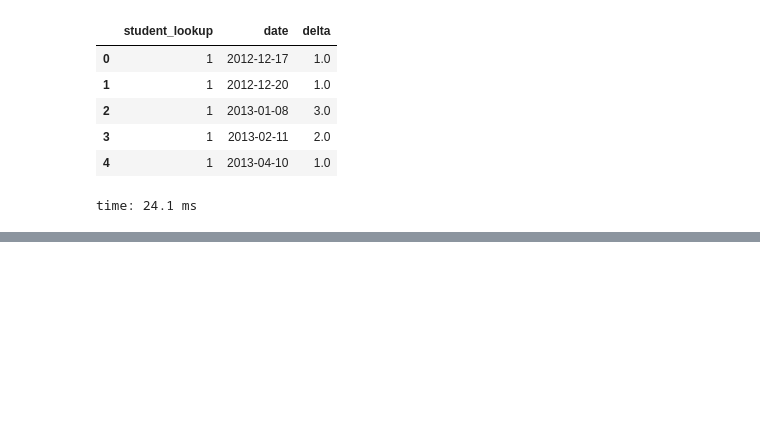
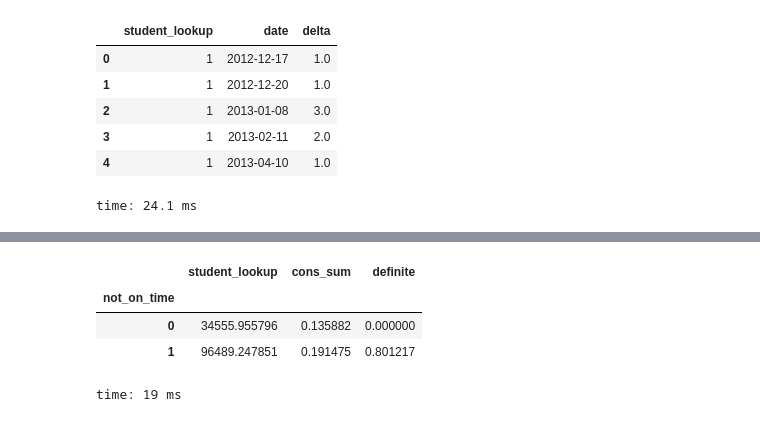
Before and after one commit to jgutman/mvesc, a Jupyter notebook: Features/absence_feature_dev.ipynb, the cells around one changed output, grey strips where cells are left out. Drawn from its saved outputs; the diff is of its cells as text; code cells hidden in the pictures; blank space fills up the shorter version.

```diff
--- a/Features/absence_feature_dev.ipynb
+++ b/Features/absence_feature_dev.ipynb
@@ -690,0 +652,8 @@ time: 3.59 ms
+# %%
+dfcons2.groupby(by='not_on_time').mean()
+# %% [output]
+|  | student_lookup | cons_sum | definite |
+| not_on_time |  |  |  |
+| 0 | 34555.955796 | 0.135882 | 0.000000 |
+| 1 | 96489.247851 | 0.191475 | 0.801217 |
+time: 19 ms
```
Also changed, not shown: parts of 14 cells of this notebook, 1 other file.
